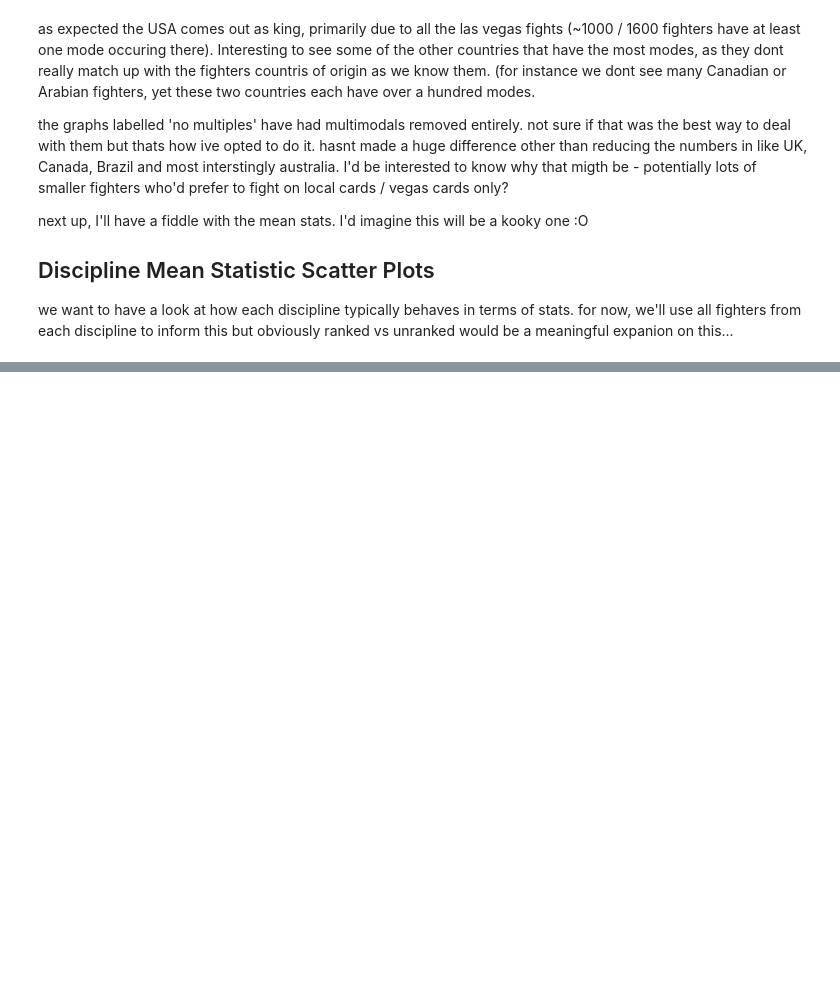
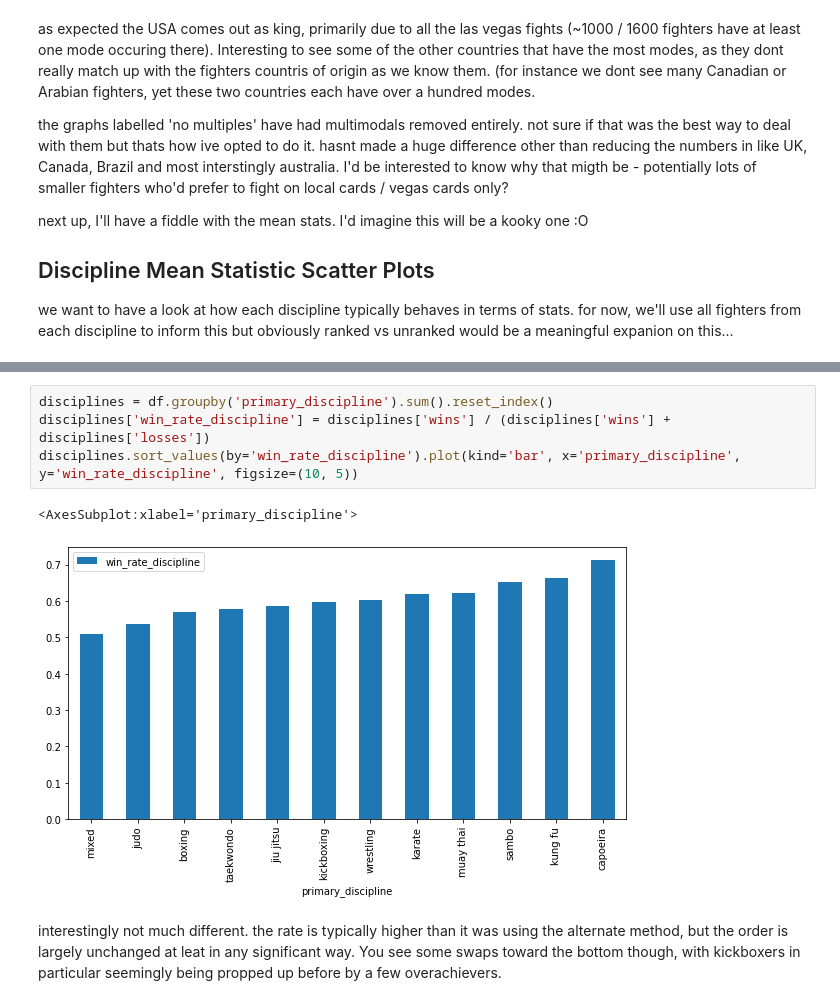
Before and after one commit to JohnStokes228/mma_dashboard, a Jupyter notebook: analysis_notebooks/per_fighter_eda.ipynb, the cells around one changed output, grey strips where cells are left out. Cells and saved outputs as stored; diff of their text form; blank space fills up the shorter version.

```diff
--- a/analysis_notebooks/per_fighter_eda.ipynb
+++ b/analysis_notebooks/per_fighter_eda.ipynb
@@ -221,0 +273,9 @@ who saw that title coming after the last sentence?
+# %%
+disciplines = df.groupby('primary_discipline').sum().reset_index()
+disciplines['win_rate_discipline'] = disciplines['wins'] / (disciplines['wins'] + disciplines['losses'])
+disciplines.sort_values(by='win_rate_discipline').plot(kind='bar', x='primary_discipline', y='win_rate_discipline', figsize=(10, 5))
+# %% [output]
+<AxesSubplot:xlabel='primary_discipline'>
+[figure, added]
+# %% [markdown]
+interestingly not much different. the rate is typically higher than it was using the alternate method, but the order is largely unchanged at leat in any significant way. You see some swaps toward the bottom though, with kickboxers in particular seemingly being propped up before by a few overachievers.
```
Also changed, not shown: parts of 16 cells of this notebook.
